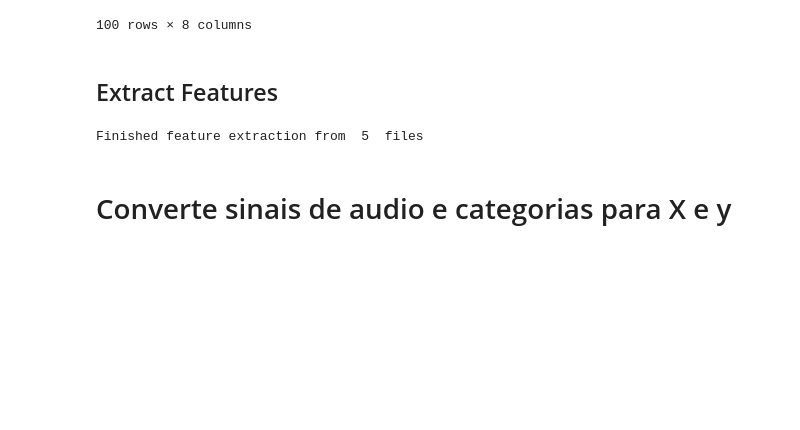
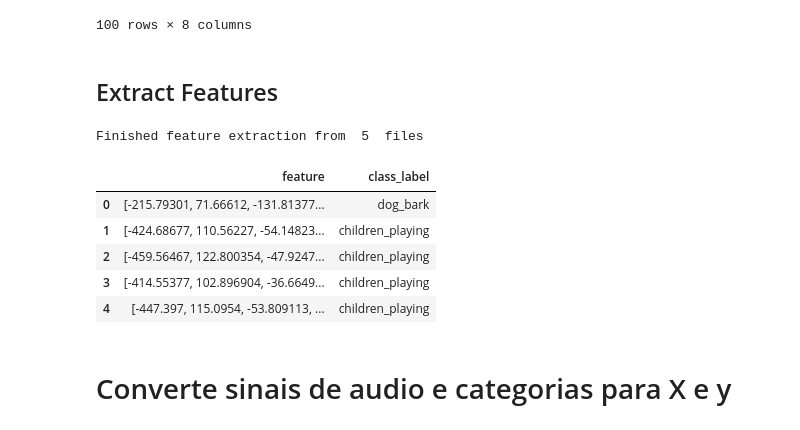
Before and after one commit to PedroNunes92/15-DeepLearning, a Jupyter notebook: representacao-de-dados.ipynb, the cells around one changed output. Drawn from its saved outputs; the diff is of its cells as text; code cells hidden in the pictures; blank space fills up the shorter version.

```diff
--- a/representacao-de-dados.ipynb
+++ b/representacao-de-dados.ipynb
@@ -729,6 +737,15 @@ featuresdf = pd.DataFrame(features, columns=['feature','class_label'])
 print('Finished feature extraction from ', len(featuresdf), ' files')
 # %% [output]
 Finished feature extraction from  5  files
+# %%
+featuresdf
+# %% [output]
+|  | feature | class_label |
+| 0 | [-215.79301, 71.66612, -131.81377... | dog_bark |
+| 1 | [-424.68677, 110.56227, -54.14823... | children_playing |
+| 2 | [-459.56467, 122.800354, -47.9247... | children_playing |
+| 3 | [-414.55377, 102.896904, -36.6649... | children_playing |
+| 4 | [-447.397, 115.0954, -53.809113, ... | children_playing |
 # %% [markdown]
 # Converte sinais de audio e categorias para X e y
 # %%
```
Also changed, not shown: parts of 10 cells of this notebook.
